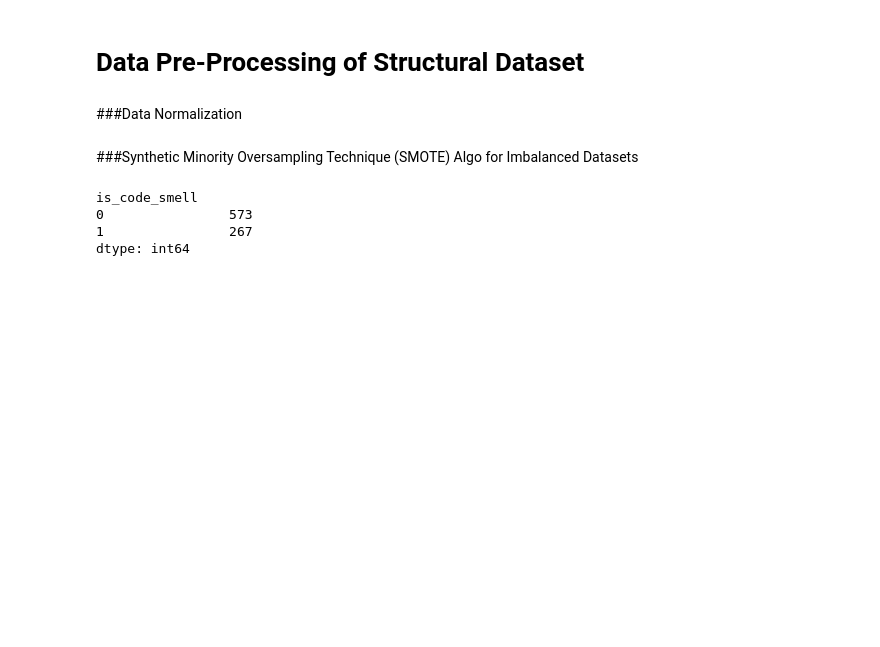
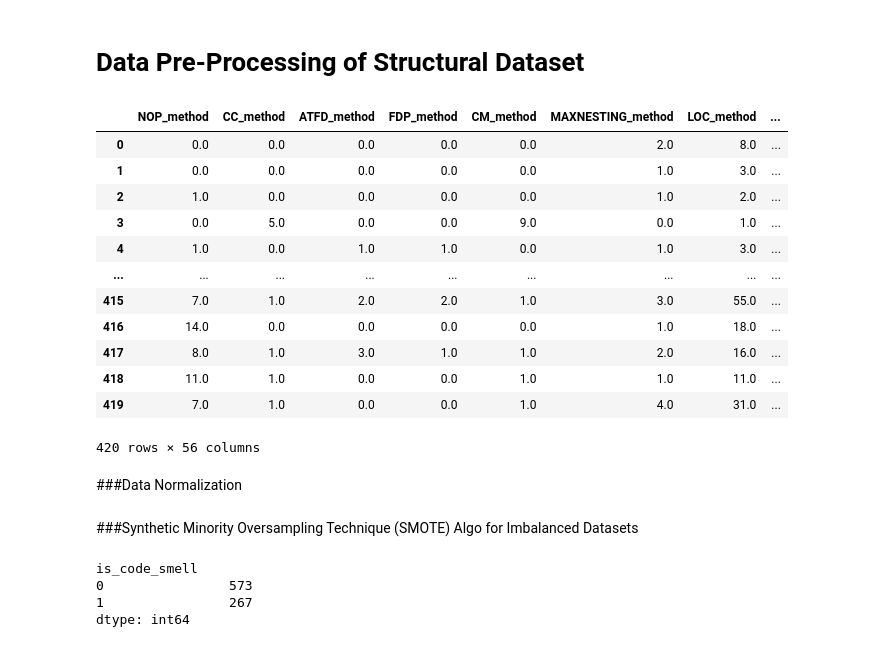
Before and after one commit to anushka-code/Deep-Multimodal-Architectures-Code-Smell-Classification, a Jupyter notebook: Code_Smell_Classification_using_Deep_Learning.ipynb, the cells around one changed output. Cells and saved outputs as stored; diff of their text form; code cells hidden in the pictures; blank space fills up the shorter version.

```diff
--- a/Code_Smell_Classification_using_Deep_Learning.ipynb
+++ b/Code_Smell_Classification_using_Deep_Learning.ipynb
@@ -122,6 +122,22 @@ def PrePro(last_column, dataframe):
 
 X_lp, Y_lp = PrePro('is_long_parameters_list',df_lp)
 X_ss, Y_ss = PrePro('is_switch_statements',df_ss)
+# %%
+X_lp
+# %% [output]
+|  | NOP_method | CC_method | ATFD_method | FDP_method | CM_method | MAXNESTING_method | LOC_method | ... |
+| 0 | 0.0 | 0.0 | 0.0 | 0.0 | 0.0 | 2.0 | 8.0 | ... |
+| 1 | 0.0 | 0.0 | 0.0 | 0.0 | 0.0 | 1.0 | 3.0 | ... |
+| 2 | 1.0 | 0.0 | 0.0 | 0.0 | 0.0 | 1.0 | 2.0 | ... |
+| 3 | 0.0 | 5.0 | 0.0 | 0.0 | 9.0 | 0.0 | 1.0 | ... |
+| 4 | 1.0 | 0.0 | 1.0 | 1.0 | 0.0 | 1.0 | 3.0 | ... |
+| ... | ... | ... | ... | ... | ... | ... | ... | ... |
+| 415 | 7.0 | 1.0 | 2.0 | 2.0 | 1.0 | 3.0 | 55.0 | ... |
+| 416 | 14.0 | 0.0 | 0.0 | 0.0 | 0.0 | 1.0 | 18.0 | ... |
+| 417 | 8.0 | 1.0 | 3.0 | 1.0 | 1.0 | 2.0 | 16.0 | ... |
+| 418 | 11.0 | 1.0 | 0.0 | 0.0 | 1.0 | 1.0 | 11.0 | ... |
+| 419 | 7.0 | 1.0 | 0.0 | 0.0 | 1.0 | 4.0 | 31.0 | ... |
+420 rows × 56 columns
 # %%
 def MeanforNaN(dataframe):   #function to fill null spaces with column mean
   column_means = dataframe.mean()
```
Also changed, not shown: parts of 6 cells of this notebook.
